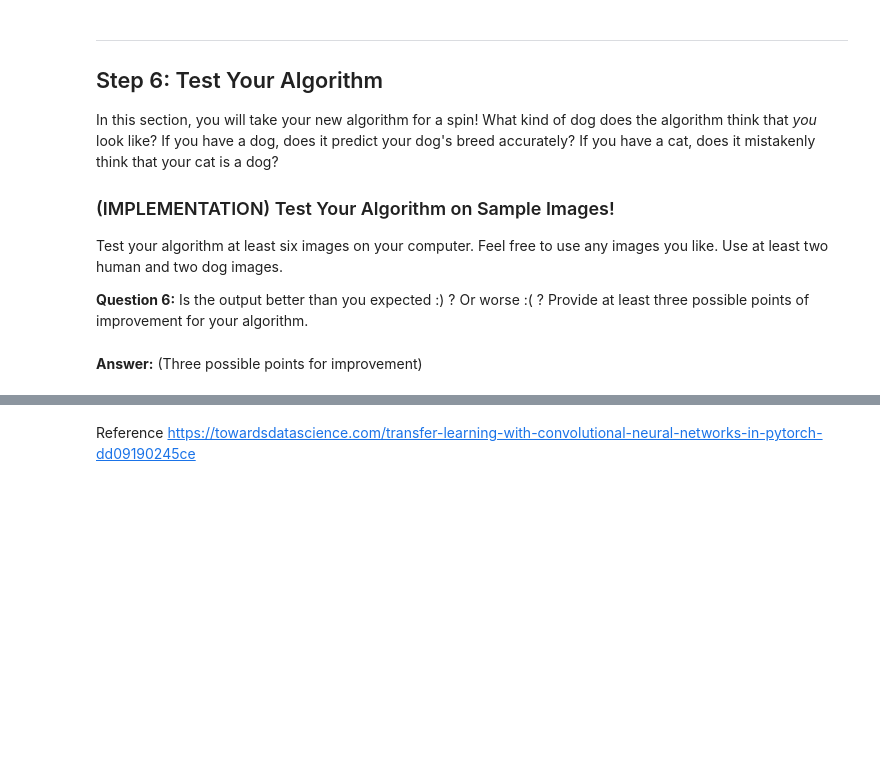
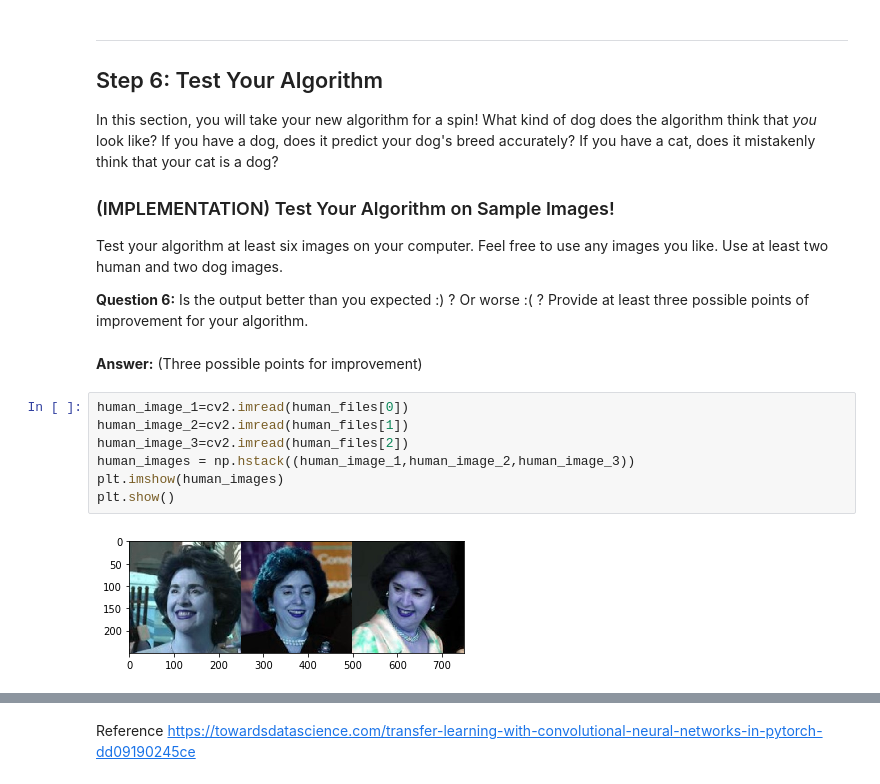
Before and after one commit to gowtham91m/Udacity_dog_breed_classification, a Jupyter notebook: dog_app_pytorch.ipynb, the cells around one changed output, grey strips where cells are left out. Saved outputs shown, nothing was run; the diff lists cells and outputs as text; blank space fills up the shorter version.

```diff
--- a/dog_app_pytorch.ipynb
+++ b/dog_app_pytorch.ipynb
@@ -766,3 +966,12 @@ Test your algorithm at least six images on your computer.  Feel free to use any
 __Question 6:__ Is the output better than you expected :) ?  Or worse :( ?  Provide at least three possible points of improvement for your algorithm.
 # %% [markdown]
 __Answer:__ (Three possible points for improvement)
+# %%
+human_image_1=cv2.imread(human_files[0])
+human_image_2=cv2.imread(human_files[1])
+human_image_3=cv2.imread(human_files[2])
+human_images = np.hstack((human_image_1,human_image_2,human_image_3))
+plt.imshow(human_images)
+plt.show()
+# %% [output]
+[figure, added]
```
Also changed, not shown: parts of 41 cells of this notebook.
